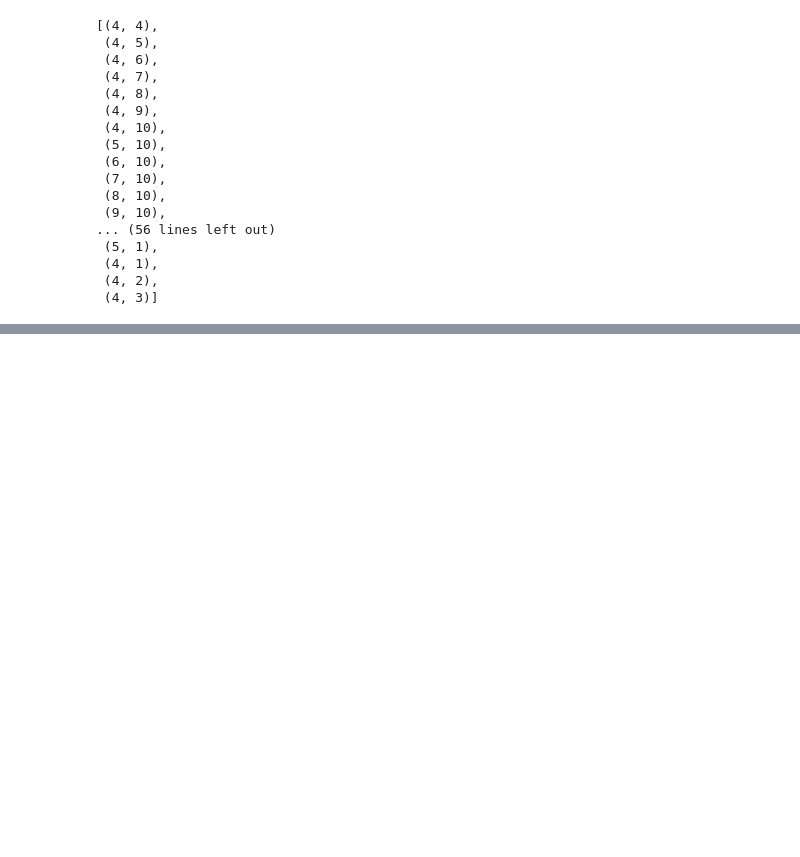
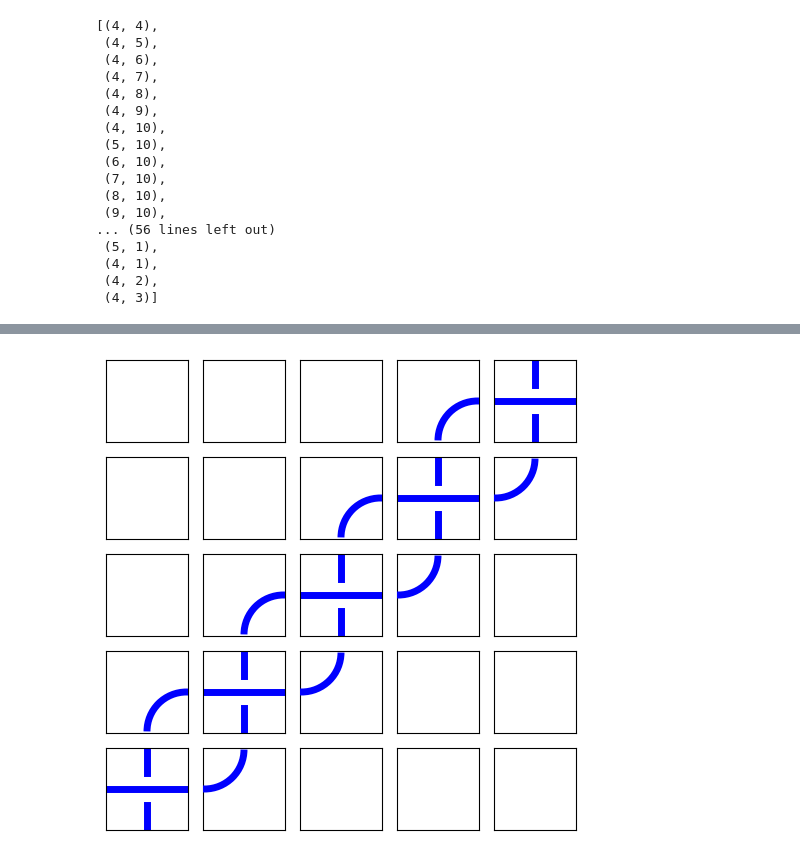
Before and after one commit to andrew-tawfeek/wild_knots, a Jupyter notebook: Notebook_Testing.ipynb, the cells around one changed output, grey strips where cells are left out. Saved outputs shown, nothing was run; the diff lists cells and outputs as text; code cells hidden in the pictures; blank space fills up the shorter version.

```diff
--- a/Notebook_Testing.ipynb
+++ b/Notebook_Testing.ipynb
@@ -364,0 +64,21 @@ W.strandOf((4,4), direction = 'right')
+# %%
+def jordan_block_modified(eigenvalue, size, sparse=False):
+    try:
+        size = ZZ(size)
+    except TypeError:
+        msg = "size of block needs to be an integer, not {0}"
+        raise TypeError(msg.format(size))
+    if size < 0:
+        msg = "size of block must be nonnegative, not {0}"
+        raise ValueError(msg.format(size))
+    block = diagonal_matrix([eigenvalue] * size, sparse=sparse)
+    for i in range(size - 1):
+        block[i, i + 1] = 4
+    for i in range(size):
+        if i > 0:
+            block[i, i - 1] = 2
+    return block[::-1,:]
+# %%
+Mosaic(jordan_block_modified(9,5)).show()
+# %% [output]
+[figure, added]
```
Also changed, not shown: parts of 13 cells of this notebook, 1 other file.
